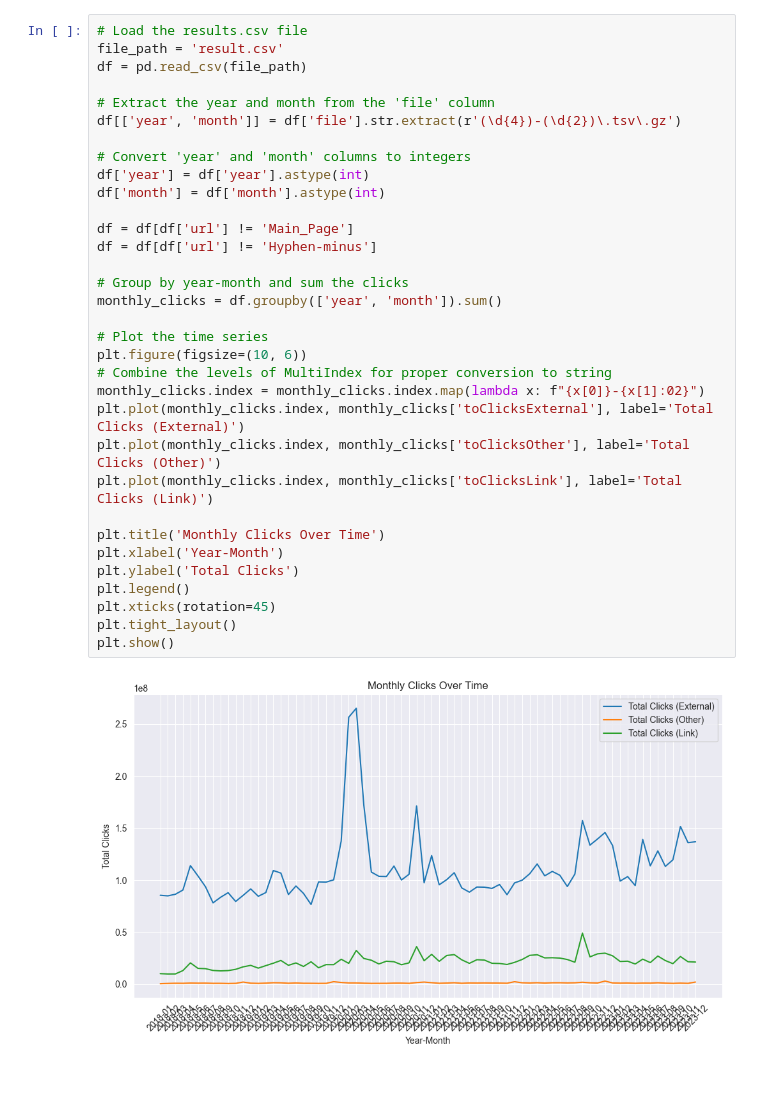
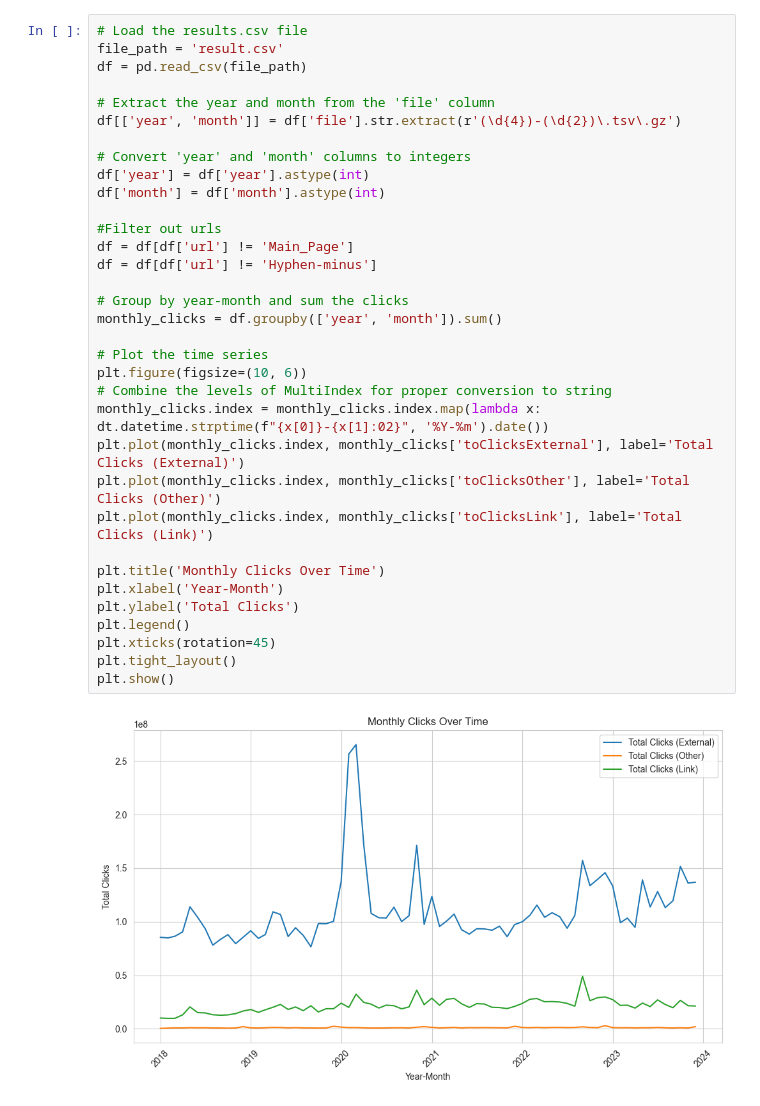
Before and after one commit to Petersmit27/managingbigdata-project, a Jupyter notebook: visualizations.ipynb, the cells around one changed output. Saved outputs shown, nothing was run; the diff lists cells and outputs as text.

Commit message:
visualizations

```diff
--- a/visualizations.ipynb
+++ b/visualizations.ipynb
@@ -42,35 +44,36 @@ file_path = 'result.csv'
 df = pd.read_csv(file_path)
 
 # Extract the year and month from the 'file' column
 df[['year', 'month']] = df['file'].str.extract(r'(\d{4})-(\d{2})\.tsv\.gz')
 
 # Convert 'year' and 'month' columns to integers
 df['year'] = df['year'].astype(int)
 df['month'] = df['month'].astype(int)
 
+#Filter out urls
 df = df[df['url'] != 'Main_Page']
 df = df[df['url'] != 'Hyphen-minus']
 
 # Group by year-month and sum the clicks
 monthly_clicks = df.groupby(['year', 'month']).sum()
 
 # Plot the time series
 plt.figure(figsize=(10, 6))
 # Combine the levels of MultiIndex for proper conversion to string
-monthly_clicks.index = monthly_clicks.index.map(lambda x: f"{x[0]}-{x[1]:02}")
+monthly_clicks.index = monthly_clicks.index.map(lambda x: dt.datetime.strptime(f"{x[0]}-{x[1]:02}", '%Y-%m').date())
 plt.plot(monthly_clicks.index, monthly_clicks['toClicksExternal'], label='Total Clicks (External)')
 plt.plot(monthly_clicks.index, monthly_clicks['toClicksOther'], label='Total Clicks (Other)')
 plt.plot(monthly_clicks.index, monthly_clicks['toClicksLink'], label='Total Clicks (Link)')
 
 plt.title('Monthly Clicks Over Time')
 plt.xlabel('Year-Month')
 plt.ylabel('Total Clicks')
 plt.legend()
 plt.xticks(rotation=45)
 plt.tight_layout()
 plt.show()
 # %% [output]
-[figure, old version]
+[figure, new version]
 # %%
 # Load the results.csv file
 file_path = 'result.csv'
```
Also changed, not shown: parts of 3 cells of this notebook.
